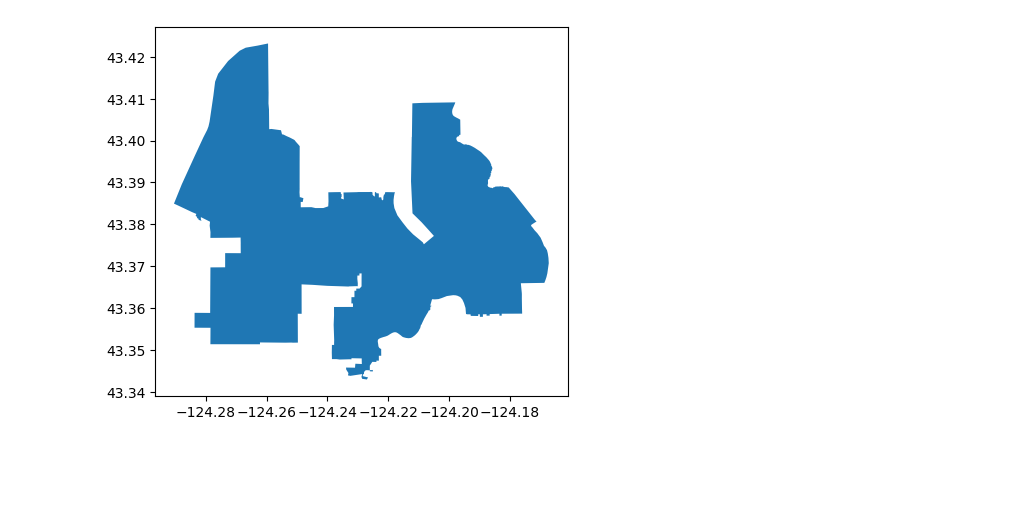
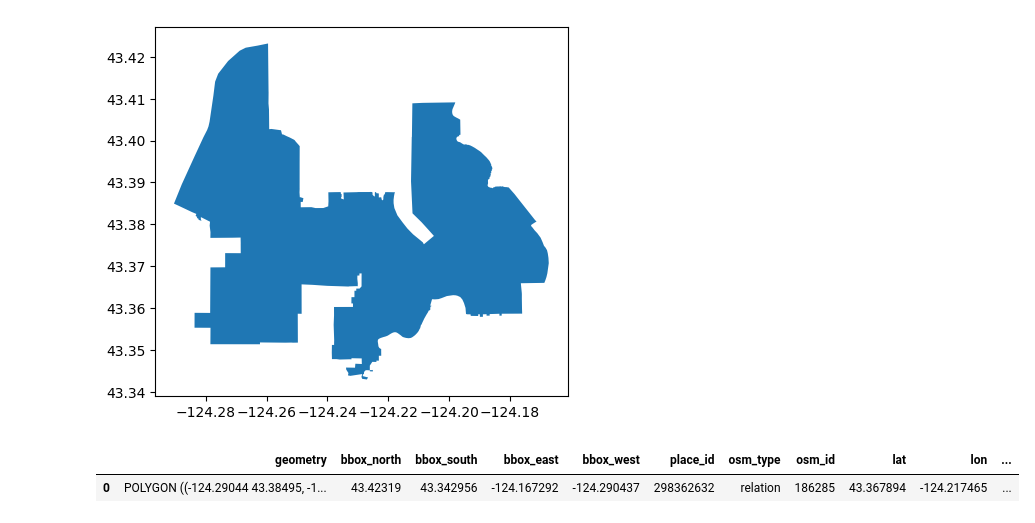
Before and after one commit to mspiegel11/Tsunami-Scenarios, a Jupyter notebook: Tsunami_Scenarios.ipynb, the cells around one changed output. Cells and saved outputs as stored; diff of their text form; code cells hidden in the pictures; blank space fills up the shorter version.

```diff
--- a/Tsunami_Scenarios.ipynb
+++ b/Tsunami_Scenarios.ipynb
@@ -56,3 +40,9 @@ gdf_coos.plot()
 # %% [output]
 <AxesSubplot: >
 [figure]
+# %%
+#checking coos bay data
+gdf_coos.head()
+# %% [output]
+|  | geometry | bbox_north | bbox_south | bbox_east | bbox_west | place_id | osm_type | osm_id | lat | lon | ... |
+| 0 | POLYGON ((-124.29044 43.38495, -1... | 43.42319 | 43.342956 | -124.167292 | -124.290437 | 298362632 | relation | 186285 | 43.367894 | -124.217465 | ... |
```
Also changed, not shown: parts of 6 cells of this notebook.
